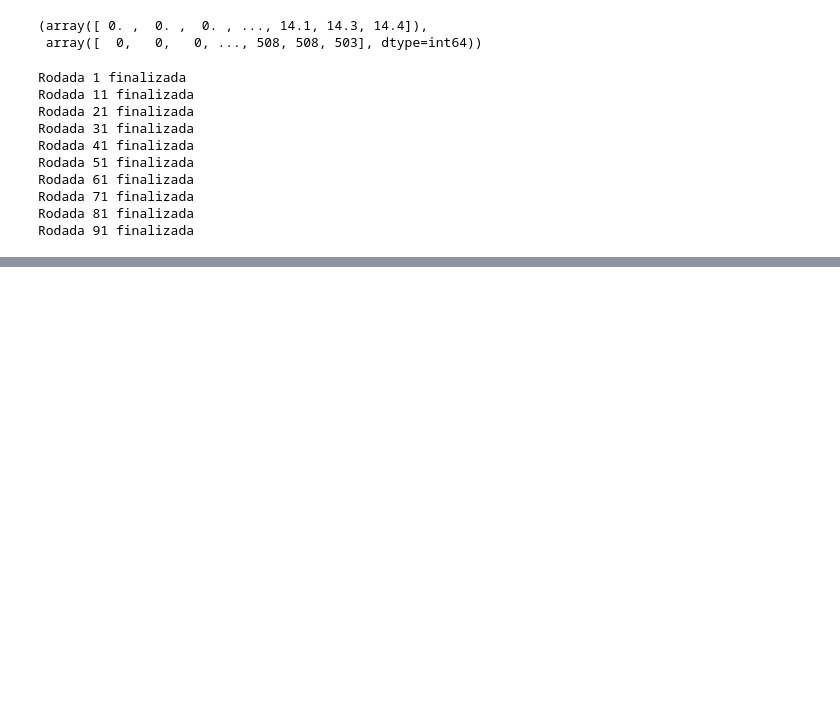
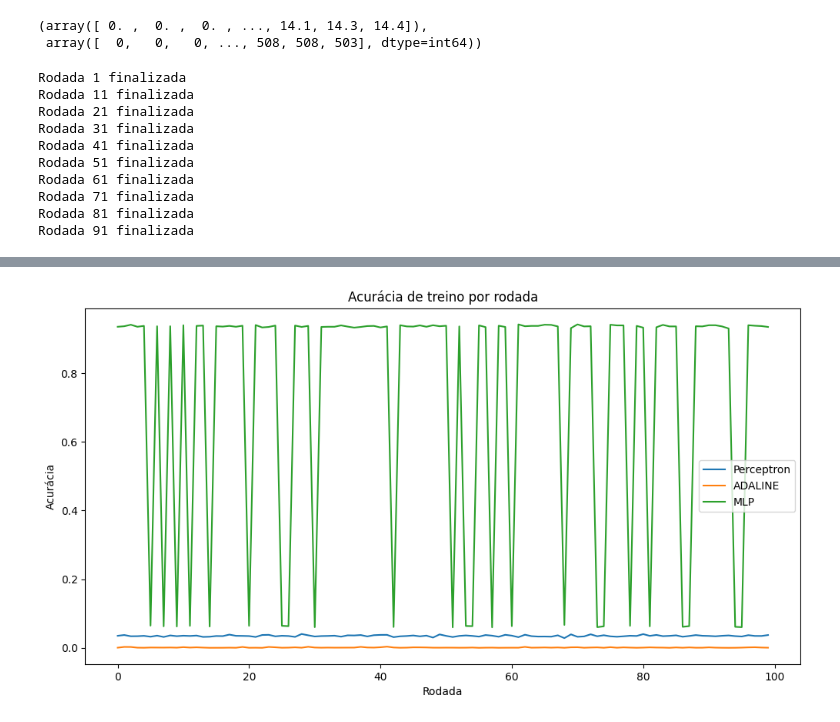
Before and after one commit to HiIamZeref/IA-Trabalho-AV3, a Jupyter notebook: TreinamentoAV3.ipynb, the cells around one changed output, grey strips where cells are left out. Drawn from its saved outputs; the diff is of its cells as text; code cells hidden in the pictures; blank space fills up the shorter version.

```diff
--- a/TreinamentoAV3.ipynb
+++ b/TreinamentoAV3.ipynb
@@ -785,0 +777,9 @@ resultados_df
+# %%
+eighthr_df = pd.read_csv('eighthr_data_cleaned.csv')
+
+# Mudando os nomes das colunas
+for col in eighthr_df.columns:
+    eighthr_df.rename(columns={col: col.lower()}, inplace=True)
+
+# Printando as primeiras linhas
+eighthr_df.head()
@@ -785,0 +794,12 @@ resultados_df
+# %%
+# Separando as features e os targets
+for col in eighthr_df.columns:
+    if col != "0":
+        eighthr_df[col] = eighthr_df[col].astype(float)
+
+X = eighthr_df.drop('0', axis=1).values
+
+# Last column is the target
+y = eighthr_df['73'].values
+
+X, y
@@ -785,0 +815,5 @@ resultados_df
+# %%
+# Setando o número de rodadas, número de épocas e taxa de aprendizado
+n_rounds = 100
+n_epochs = 10
+lr = 0.01
@@ -785,0 +934,13 @@ resultados_df
+# %%
+# Plotando as acurácias de treino
+plt.figure(figsize=(12, 6))
+plt.plot(perceptron_acc_treino_list, label='Perceptron')
+plt.plot(adaline_acc_treino_list, label='ADALINE')
+plt.plot(mlp_acc_treino_list, label='MLP')
+plt.xlabel('Rodada')
+plt.ylabel('Acurácia')
+plt.title('Acurácia de treino por rodada')
+plt.legend()
+plt.show()
+# %% [output]
+[figure, added]
```
Also changed, not shown: parts of 19 cells of this notebook, 4 other files.
